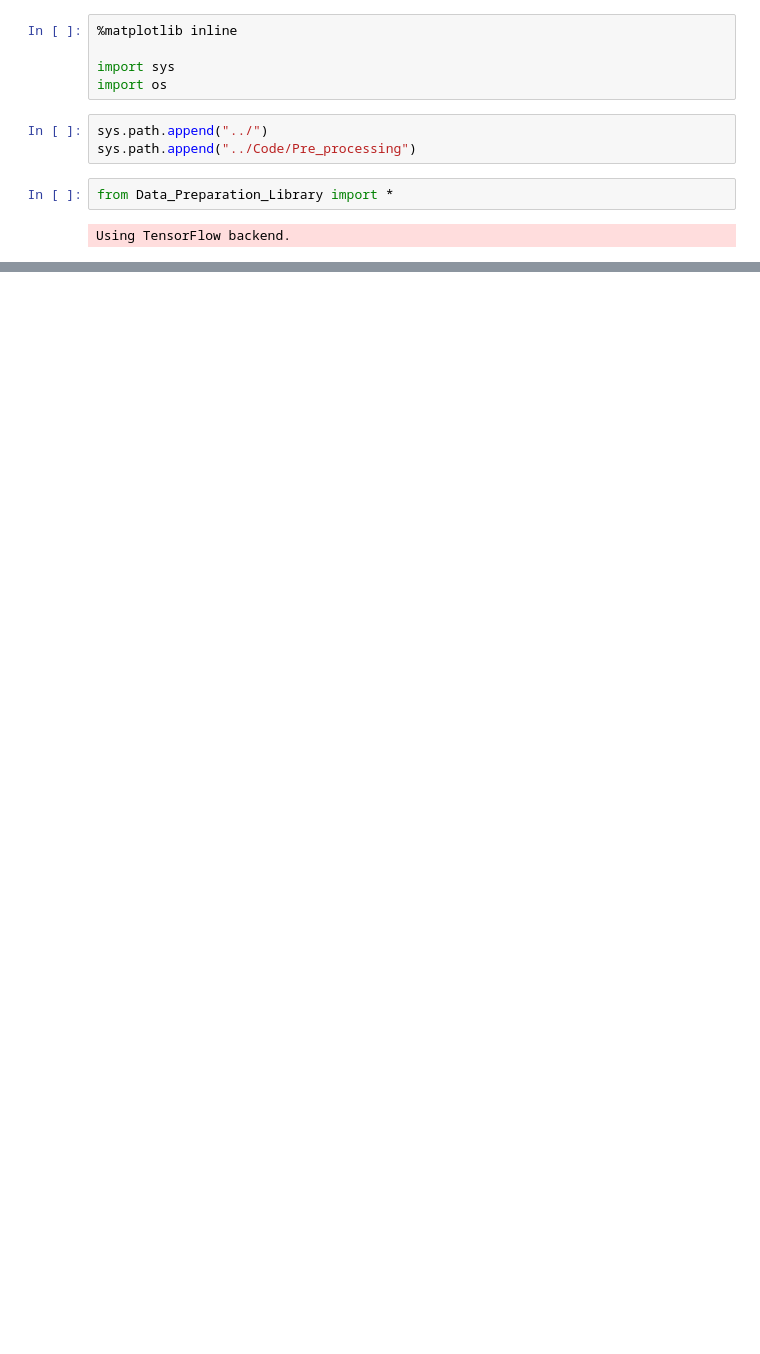
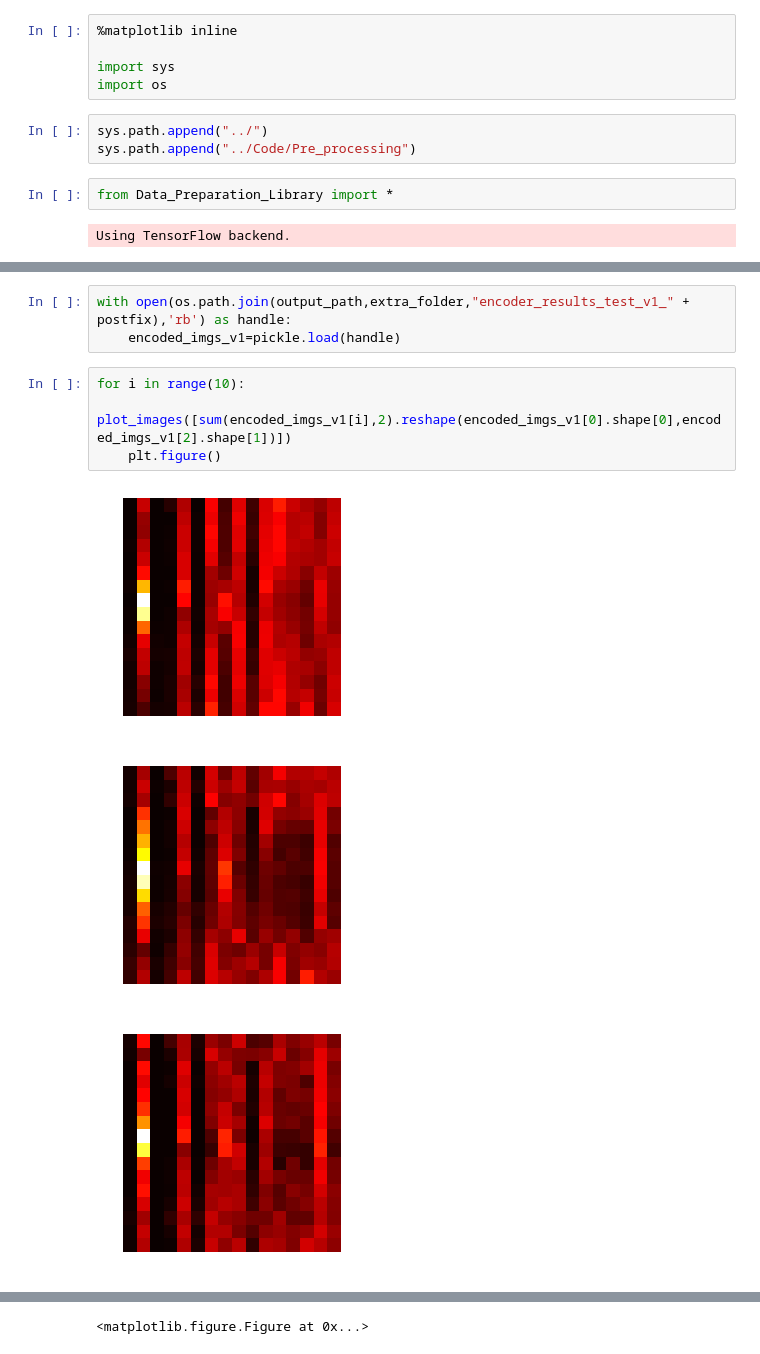
Before and after one commit to VigneshBaskar/Astrohack, a Jupyter notebook: explore result/explore autoencoder results.ipynb, the cells around one changed output, grey strips where cells are left out. Drawn from its saved outputs; the diff is of its cells as text; blank space fills up the shorter version.

```diff
--- a/explore result/explore autoencoder results.ipynb
+++ b/explore result/explore autoencoder results.ipynb
@@ -58 +73,12 @@ for id in range(60,100):
 ... (148 outputs left out)
+# %%
+with open(os.path.join(output_path,extra_folder,"encoder_results_test_v1_" + postfix),'rb') as handle:
+    encoded_imgs_v1=pickle.load(handle)
+# %%
+for i in range(10):
+    plot_images([sum(encoded_imgs_v1[i],2).reshape(encoded_imgs_v1[0].shape[0],encoded_imgs_v1[2].shape[1])])
+    plt.figure()
+# %% [output]
+[figure, added]
+[figure, added]
+[figure, added]
@@ -58,0 +92 @@ for id in range(60,100):
+<matplotlib.figure.Figure at 0x...>
```
Also changed, not shown: parts of 8 cells of this notebook, 8 other files.
